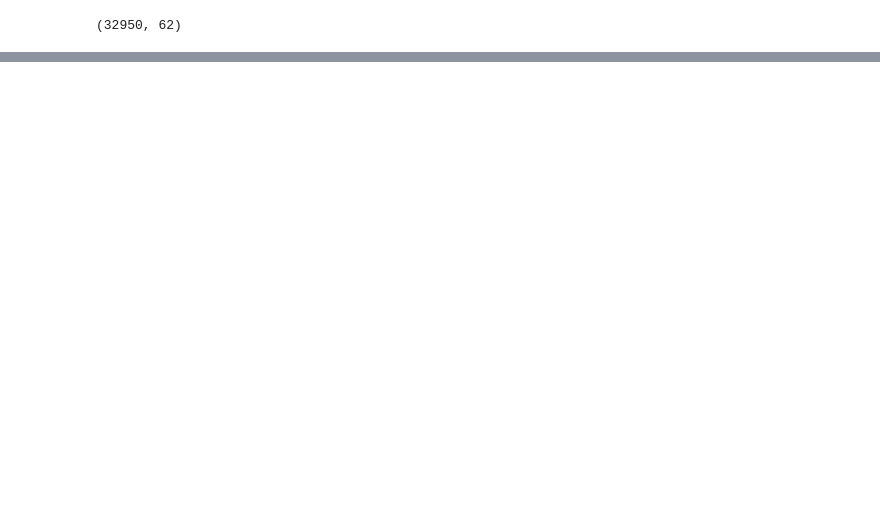
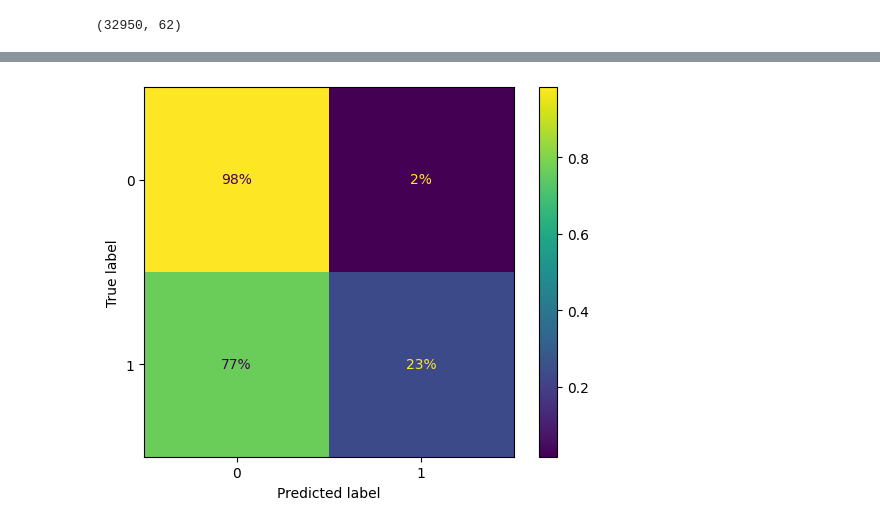
Before and after one commit to muhammadsantosa/forage_pwc_digital_intelligence, a Jupyter notebook: Task_1.ipynb, the cells around one changed output, grey strips where cells are left out. Cells and saved outputs as stored; diff of their text form; code cells hidden in the pictures; blank space fills up the shorter version.

```diff
--- a/Task_1.ipynb
+++ b/Task_1.ipynb
@@ -171,0 +184,14 @@ array(['cat__job_0.0', 'cat__job_1.0', 'cat__job_2.0', 'cat__job_3.0',
+# %%
+
+rnd_search = RandomizedSearchCV(
+    estimator=xgb_clf,
+    param_distributions=param_distribs,
+    n_iter=100,
+    scoring='accuracy',
+    cv=5,
+    verbose=2,
+    random_state=42,
+)
+# %%
+
+rnd_search.fit(X_train, y_train)
@@ -171,0 +236,4 @@ array(['cat__job_0.0', 'cat__job_1.0', 'cat__job_2.0', 'cat__job_3.0',
+# %%
+final_xgboost_model = rnd_search.best_estimator_
+# %%
+y_pred = final_xgboost_model.predict(X_test)
@@ -171,0 +256,5 @@ array(['cat__job_0.0', 'cat__job_1.0', 'cat__job_2.0', 'cat__job_3.0',
+# %%
+ConfusionMatrixDisplay.from_predictions(y_test, y_pred, normalize="true", values_format=".0%")
+plt.show()
+# %% [output]
+[figure, added]
```
Also changed, not shown: parts of 17 cells of this notebook.
